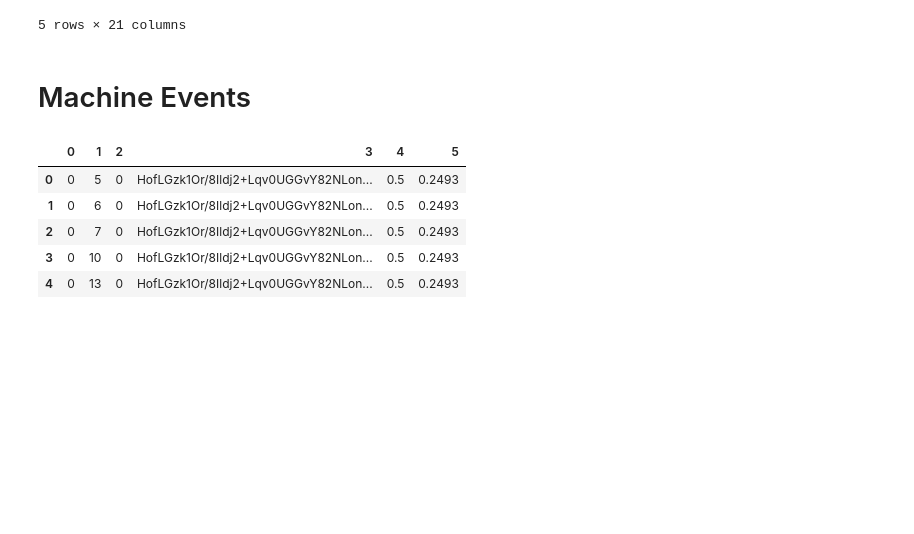
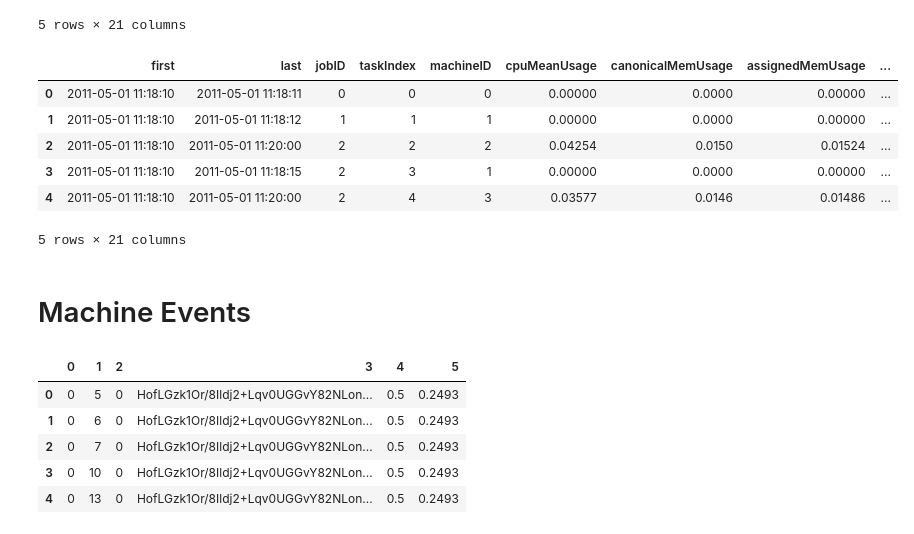
Before and after one commit to davej23/scc411-project, a Jupyter notebook: pre-processing.ipynb, the cells around one changed output. Drawn from its saved outputs; the diff is of its cells as text; code cells hidden in the pictures; blank space fills up the shorter version.

Commit message:
Categorise task usage features

```diff
--- a/pre-processing.ipynb
+++ b/pre-processing.ipynb
@@ -286,6 +284,28 @@ task_usage.head()
 | 3 | 2011-05-01 11:18:10 | 2011-05-01 11:18:15 | 6221861800 | 8474 | 351655433 | 0.00000 | 0.0000 | 0.00000 | ... |
 | 4 | 2011-05-01 11:18:10 | 2011-05-01 11:20:00 | 6221861800 | 9655 | 7311311 | 0.03577 | 0.0146 | 0.01486 | ... |
 5 rows × 21 columns
+# %%
+#
+# Categorise jobID, machineID, taskIndex
+#
+factorised_jobids_usage, original_jobids_usage = pd.factorize(task_usage['jobID'])
+task_usage['jobID'] = factorised_jobids_usage
+
+factorised_machineid_usage, original_machineid_usage = pd.factorize(task_usage['machineID'])
+task_usage['machineID'] = factorised_machineid_usage
+
+factorised_taskid_usage, original_taskid_usage = pd.factorize(task_usage['taskIndex'])
+task_usage['taskIndex'] = factorised_taskid_usage
+
+task_usage.head()
+# %% [output]
+|  | first | last | jobID | taskIndex | machineID | cpuMeanUsage | canonicalMemUsage | assignedMemUsage | ... |
+| 0 | 2011-05-01 11:18:10 | 2011-05-01 11:18:11 | 0 | 0 | 0 | 0.00000 | 0.0000 | 0.00000 | ... |
+| 1 | 2011-05-01 11:18:10 | 2011-05-01 11:18:12 | 1 | 1 | 1 | 0.00000 | 0.0000 | 0.00000 | ... |
+| 2 | 2011-05-01 11:18:10 | 2011-05-01 11:20:00 | 2 | 2 | 2 | 0.04254 | 0.0150 | 0.01524 | ... |
+| 3 | 2011-05-01 11:18:10 | 2011-05-01 11:18:15 | 2 | 3 | 1 | 0.00000 | 0.0000 | 0.00000 | ... |
+| 4 | 2011-05-01 11:18:10 | 2011-05-01 11:20:00 | 2 | 4 | 3 | 0.03577 | 0.0146 | 0.01486 | ... |
+5 rows × 21 columns
 # %%
 #
 # Categorise jobID, machineID, taskIndex (skipped as this takes a long time to run)
```
Also changed, not shown: parts of 1 cell of this notebook.
